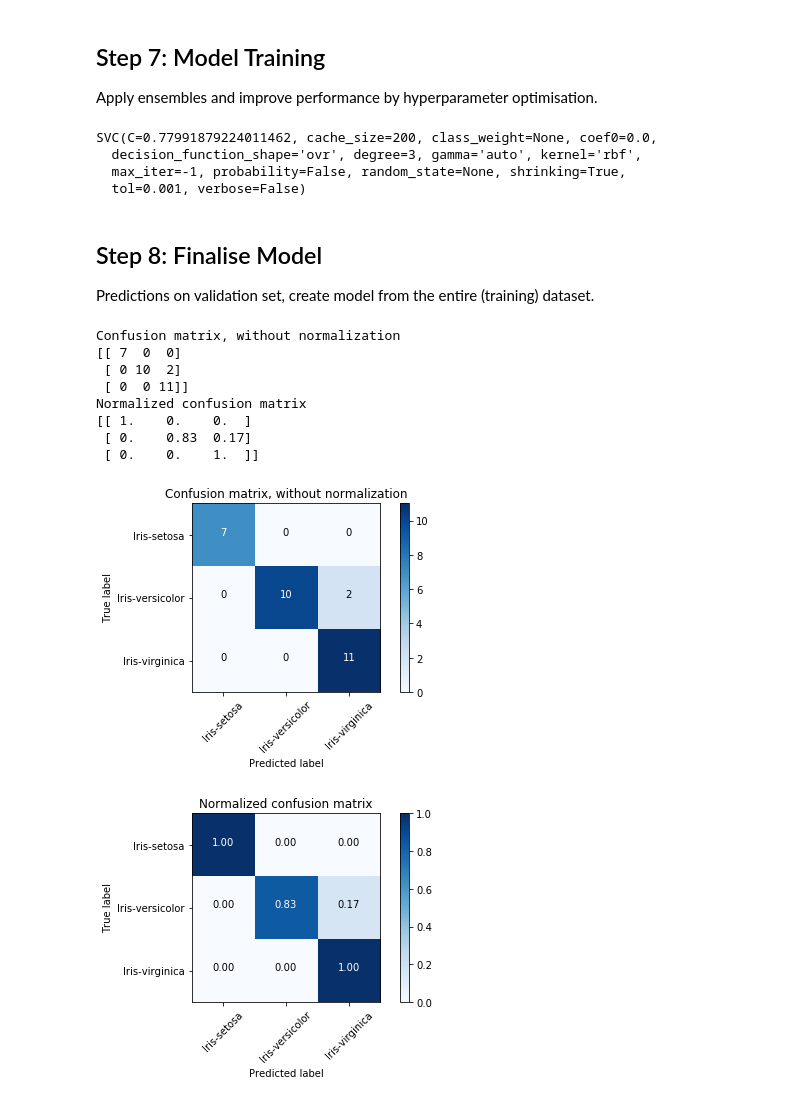
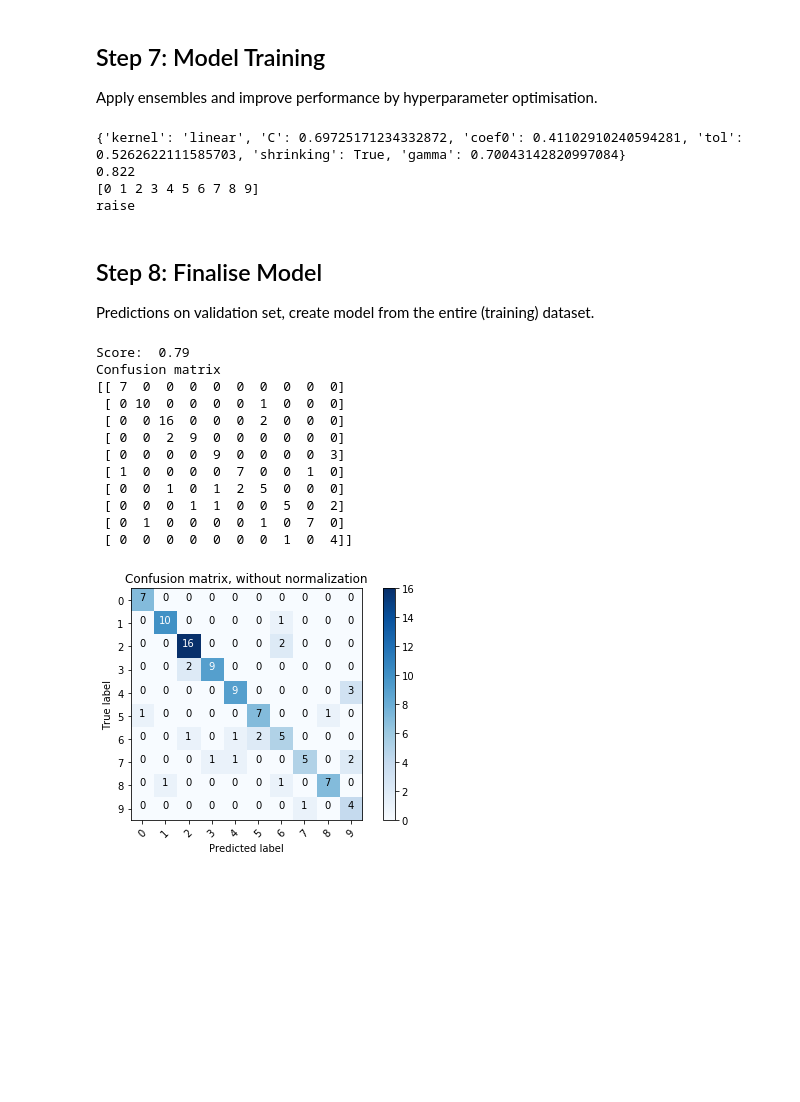
Before and after one commit to angelikim/MachineLearingEx3, a Jupyter notebook: MLProjectTemplateClassification.ipynb, the cells around one changed output. Cells and saved outputs as stored; diff of their text form; code cells hidden in the pictures; blank space fills up the shorter version.

```diff
--- a/MLProjectTemplateClassification.ipynb
+++ b/MLProjectTemplateClassification.ipynb
@@ -33,7 +33,7 @@ class color:
    END = '\033[0m'
 # %%
 df = pd.read_csv("./digit_recognizer_dataset.csv")
-df_subset=df[:200]
+df_subset=df[:500]
 print(df_subset.head(20))
 # %% [output]
     label  pixel0  pixel1  pixel2  pixel3  pixel4  pixel5  pixel6  pixel7  \
@@ -185,11 +185,11 @@ Printing example.....
 ## Step 5: Feature Engineering
 Feature selection/feture engineering (as in new features)/data transformations.
 # %%
+#In case that correlations exist, we can use PCA to handle them.
 # Feature Extraction with PCA
 from sklearn.decomposition import PCA
 # feature extraction
-pca = PCA(n_components=10)
+pca = PCA(n_components=700)
 finalX = pca.fit_transform(rescaledX)
 print finalX
-finalX=rescaledX
 # %% [output]
@@ -272,18 +264,21 @@ from scipy.stats import uniform
 
 #Using RandomizedSearch to tube SVN hyoeroaraneter C
 
-param_grid = {'C': uniform()}
-model = LogisticRegression()
+param_grid = {'C': uniform(),
+             'kernel':[ "linear", "poly", "rbf", "sigmoid"],
+             'gamma':uniform(),
+             'coef0':uniform(),
+             'shrinking':[True, False],
+             'tol':uniform(),
+             }
+model = SVC()
 rsearch = RandomizedSearchCV(estimator=model, param_distributions=param_grid, n_iter=100, random_state=7)
 rsearch.fit(X, Y)
-
-model=SVC(C=rsearch.best_estimator_.C)
-model.fit(X_train, y_train)
 # %% [output]
-SVC(C=0.77991879224011462, cache_size=200, class_weight=None, coef0=0.0,
-  decision_function_shape='ovr', degree=3, gamma='auto', kernel='rbf',
-  max_iter=-1, probability=False, random_state=None, shrinking=True,
-  tol=0.001, verbose=False)
+{'kernel': 'linear', 'C': 0.69725171234332872, 'coef0': 0.41102910240594281, 'tol': 0.5262622111585703, 'shrinking': True, 'gamma': 0.70043142820997084}
+0.822
+[0 1 2 3 4 5 6 7 8 9]
+raise
 # %% [markdown]
 ## Step 8: Finalise Model
 Predictions on validation set, create model from the entire (training) dataset.
@@ -291,7 +286,14 @@ Predictions on validation set, create model from the entire (training) dataset.
 from sklearn.metrics import confusion_matrix
 import itertools
 
+
+model = SVC(kernel='linear', C= 0.69725171234332872,
+            coef0=0.41102910240594281, tol=0.5262622111585703,
+            shrinking=True, gamma=0.70043142820997084)
+
+model.fit(X_train, y_train)
 y_pred=model.predict(X_test)
+print "Score: ", model.score(X_test,y_test)
 
 #using Scikit-Learn code:http://scikit-learn.org/stable/auto_examples/model_selection/plot_confusion_matrix.html
 
@@ -303,55 +305,50 @@ def plot_confusion_matrix(cm, classes,
     This function prints and plots the confusion matrix.
     Normalization can be applied by setting `normalize=True`.
     """
-    if normalize:
-        cm = cm.astype('float') / cm.sum(axis=1)[:, np.newaxis]
-        print("Normalized confusion matrix")
-    else:
-        print('Confusion matrix, without normalization')
+
+    print('Confusion matrix')
 
     print(cm)
 
     plt.imshow(cm, interpolation='nearest', cmap=cmap)
     plt.title(title)
     plt.colorbar()
     tick_marks = np.arange(len(classes))
     plt.xticks(tick_marks, classes, rotation=45)
     plt.yticks(tick_marks, classes)
 
     fmt = '.2f' if normalize else 'd'
     thresh = cm.max() / 2.
     for i, j in itertools.product(range(cm.shape[0]), range(cm.shape[1])):
         plt.text(j, i, format(cm[i, j], fmt),
                  horizontalalignment="center",
                  color="white" if cm[i, j] > thresh else "black")
 
     plt.tight_layout()
     plt.ylabel('True label')
     plt.xlabel('Predicted label')
 
 
 cnf_matrix = confusion_matrix(y_test, y_pred)
 np.set_printoptions(precision=2)
 
 # Plot non-normalized confusion matrix
 plt.figure()
 plot_confusion_matrix(cnf_matrix, classes=class_names,
                       title='Confusion matrix, without normalization')
 
-# Plot normalized confusion matrix
-plt.figure()
-plot_confusion_matrix(cnf_matrix, classes=class_names, normalize=True,
-                      title='Normalized confusion matrix')
-
 plt.show()
 # %% [output]
-Confusion matrix, without normalization
-[[ 7  0  0]
- [ 0 10  2]
- [ 0  0 11]]
-Normalized confusion matrix
-[[ 1.    0.    0.  ]
- [ 0.    0.83  0.17]
- [ 0.    0.    1.  ]]
+Score:  0.79
+Confusion matrix
+[[ 7  0  0  0  0  0  0  0  0  0]
+ [ 0 10  0  0  0  0  1  0  0  0]
+ [ 0  0 16  0  0  0  2  0  0  0]
+ [ 0  0  2  9  0  0  0  0  0  0]
+ [ 0  0  0  0  9  0  0  0  0  3]
+ [ 1  0  0  0  0  7  0  0  1  0]
+ [ 0  0  1  0  1  2  5  0  0  0]
+ [ 0  0  0  1  1  0  0  5  0  2]
+ [ 0  1  0  0  0  0  1  0  7  0]
+ [ 0  0  0  0  0  0  0  1  0  4]]
-[figure, old version]
+[figure, new version]
-[figure, removed]
```
Also changed, not shown: parts of 4 cells of this notebook.
